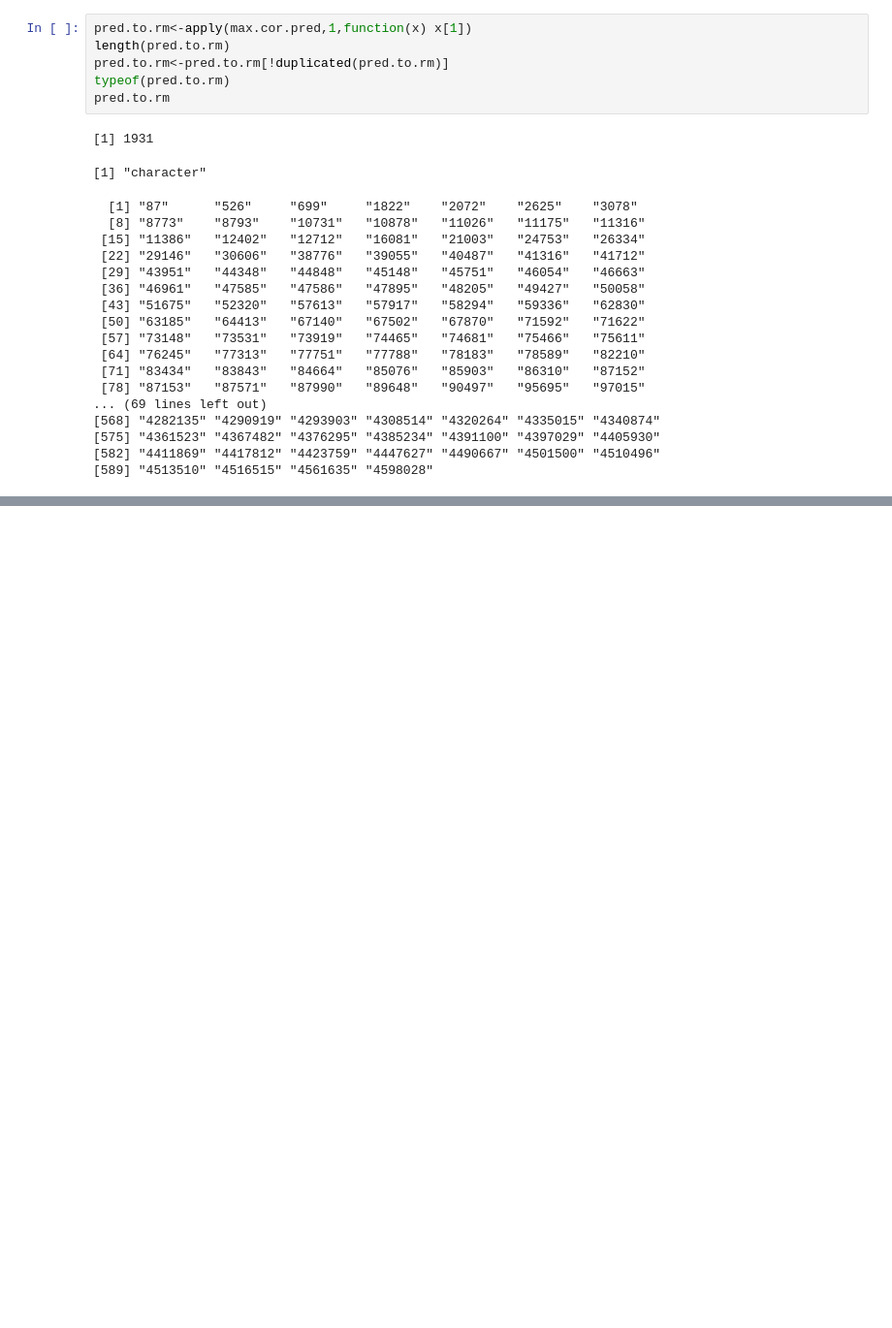
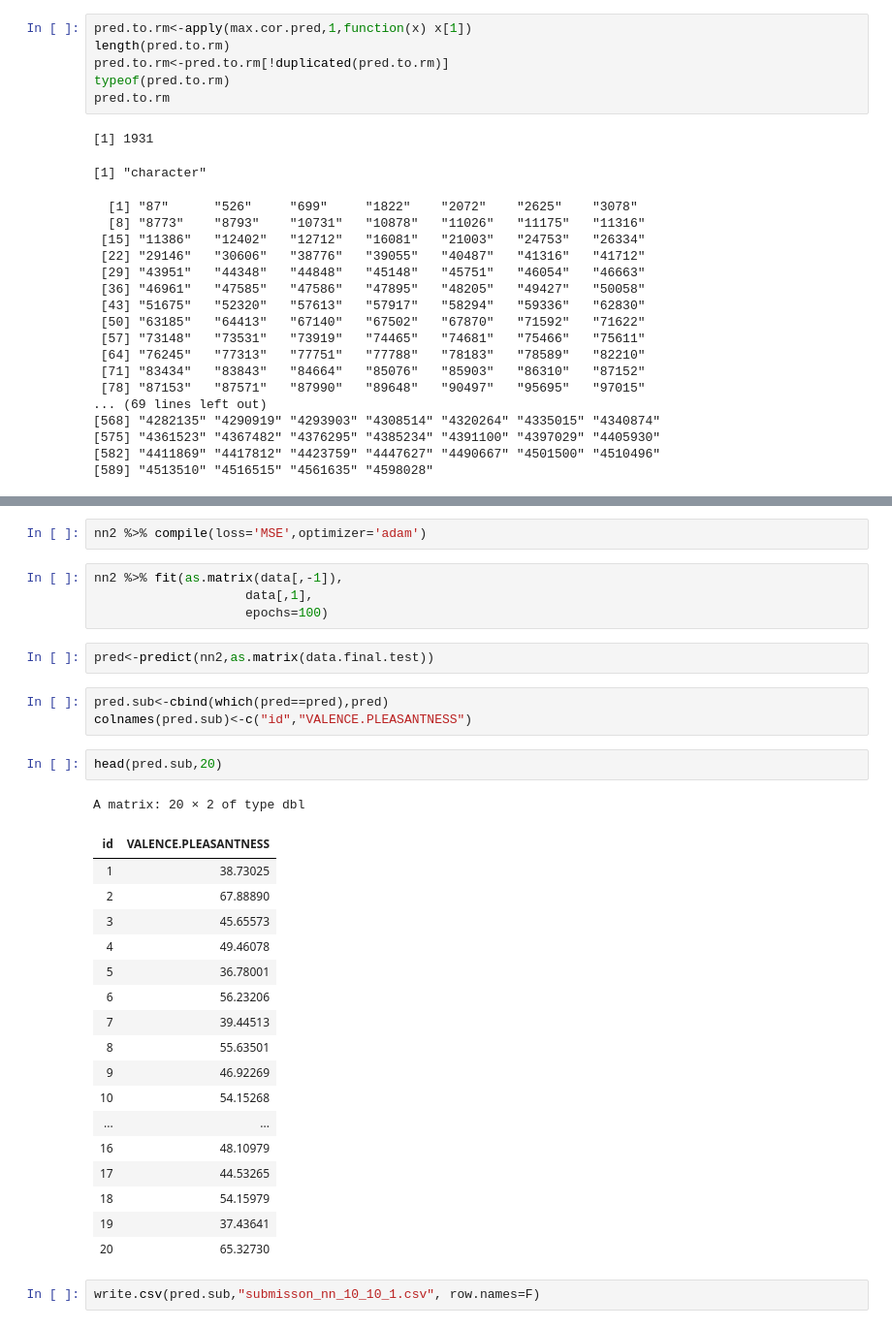
Before and after one commit to tomcastigl/BIO-322_mini_proj, a Jupyter notebook: src/bckp_cells.ipynb, the cells around one changed output, grey strips where cells are left out. Shown at 97% size. Drawn from its saved outputs; the diff is of its cells as text; blank space fills up the shorter version.

```diff
--- a/src/bckp_cells.ipynb
+++ b/src/bckp_cells.ipynb
@@ -157,0 +180,34 @@ pred.to.rm
+# %%
+nn2 %>% compile(loss='MSE',optimizer='adam')
+# %%
+nn2 %>% fit(as.matrix(data[,-1]),
+                    data[,1],
+                    epochs=100)
+# %%
+pred<-predict(nn2,as.matrix(data.final.test))
+# %%
+pred.sub<-cbind(which(pred==pred),pred)
+colnames(pred.sub)<-c("id","VALENCE.PLEASANTNESS")
+# %%
+head(pred.sub,20)
+# %% [output]
+A matrix: 20 × 2 of type dbl
+| id | VALENCE.PLEASANTNESS |
+| 1 | 38.73025 |
+| 2 | 67.88890 |
+| 3 | 45.65573 |
+| 4 | 49.46078 |
+| 5 | 36.78001 |
+| 6 | 56.23206 |
+| 7 | 39.44513 |
+| 8 | 55.63501 |
+| 9 | 46.92269 |
+| 10 | 54.15268 |
+| ... | ... |
+| 16 | 48.10979 |
+| 17 | 44.53265 |
+| 18 | 54.15979 |
+| 19 | 37.43641 |
+| 20 | 65.32730 |
+# %%
+write.csv(pred.sub,"submisson_nn_10_10_1.csv", row.names=F)
```
Also changed, not shown: parts of 17 cells of this notebook, 5 other files.
